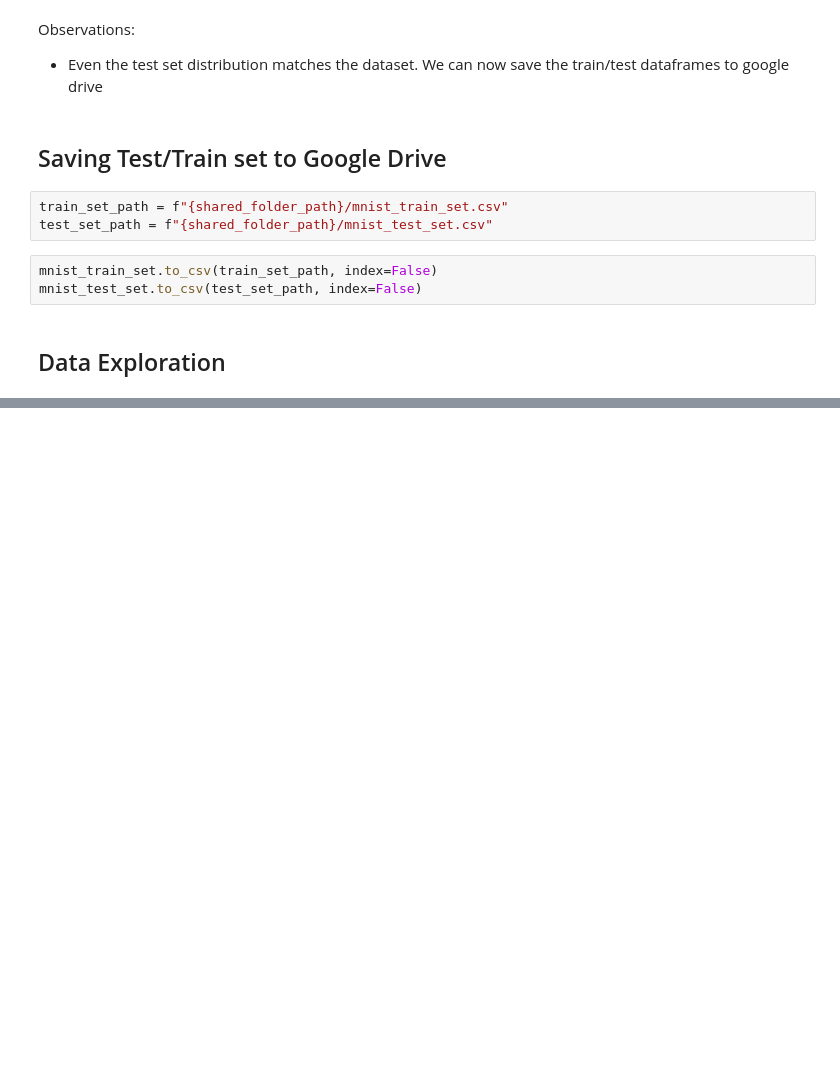
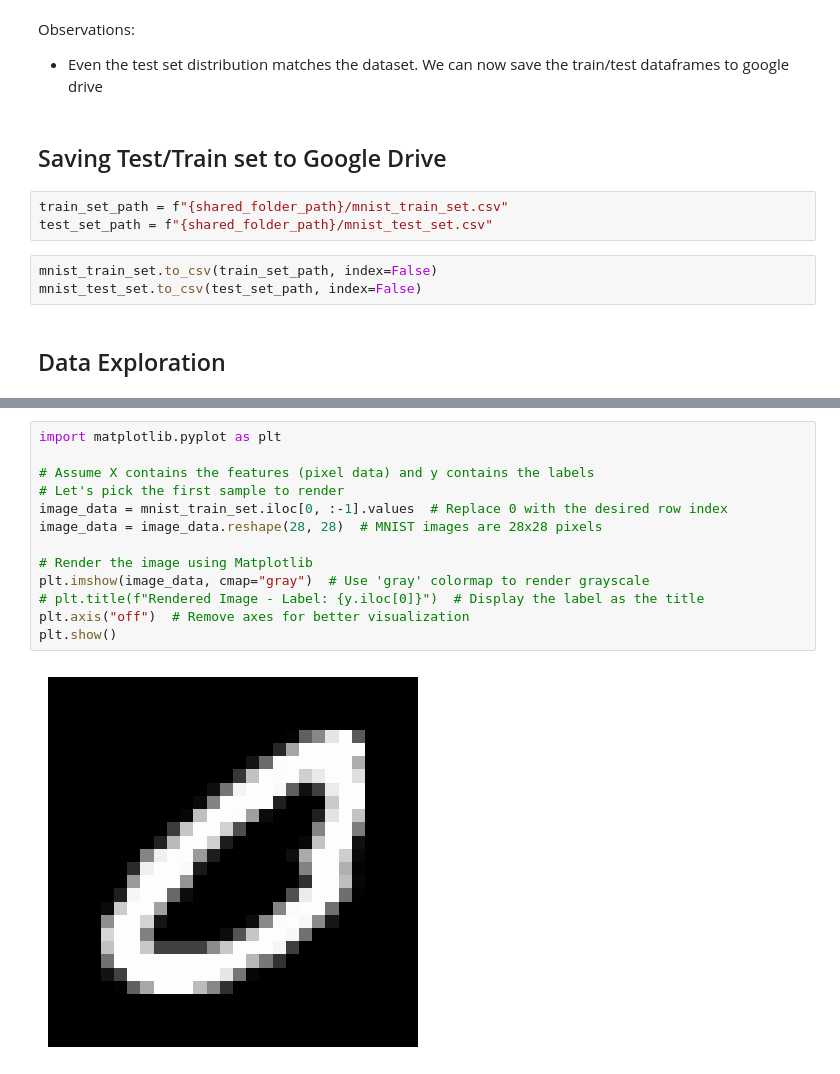
Before and after one commit to gaurangdave/mnist_digits_recognition, a Jupyter notebook: notebooks/01_explore_data.ipynb, the cells around one changed output, grey strips where cells are left out. Cells and saved outputs as stored; diff of their text form; blank space fills up the shorter version.

Commit message:
Created using Colab - Intermediate commit - data exploration

```diff
--- a/notebooks/01_explore_data.ipynb
+++ b/notebooks/01_explore_data.ipynb
@@ -181,0 +247,15 @@ mnist_test_set.to_csv(test_set_path, index=False)
+# %%
+import matplotlib.pyplot as plt
+
+# Assume X contains the features (pixel data) and y contains the labels
+# Let's pick the first sample to render
+image_data = mnist_train_set.iloc[0, :-1].values  # Replace 0 with the desired row index
+image_data = image_data.reshape(28, 28)  # MNIST images are 28x28 pixels
+
+# Render the image using Matplotlib
+plt.imshow(image_data, cmap="gray")  # Use 'gray' colormap to render grayscale
+# plt.title(f"Rendered Image - Label: {y.iloc[0]}")  # Display the label as the title
+plt.axis("off")  # Remove axes for better visualization
+plt.show()
+# %% [output]
+[figure, added]
```
Also changed, not shown: parts of 6 cells of this notebook.
